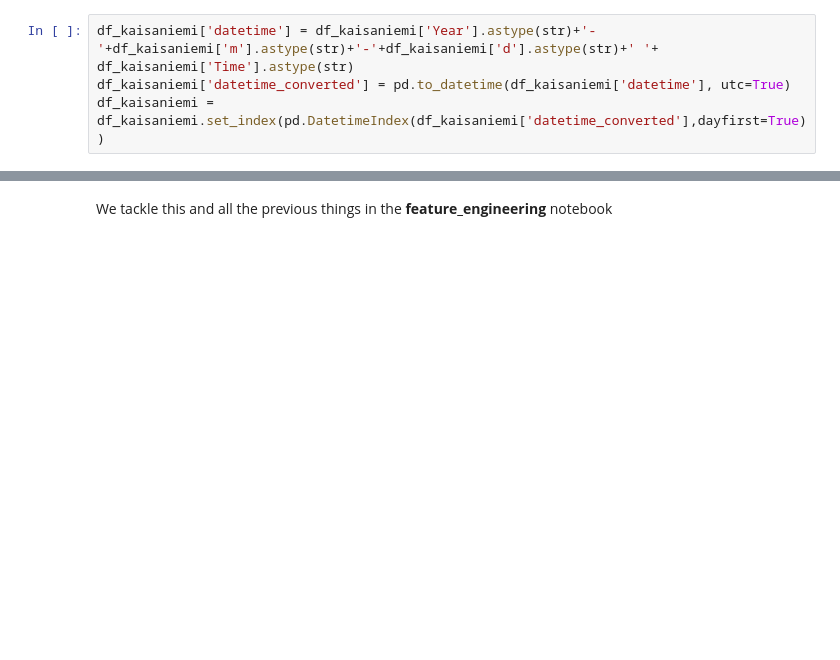
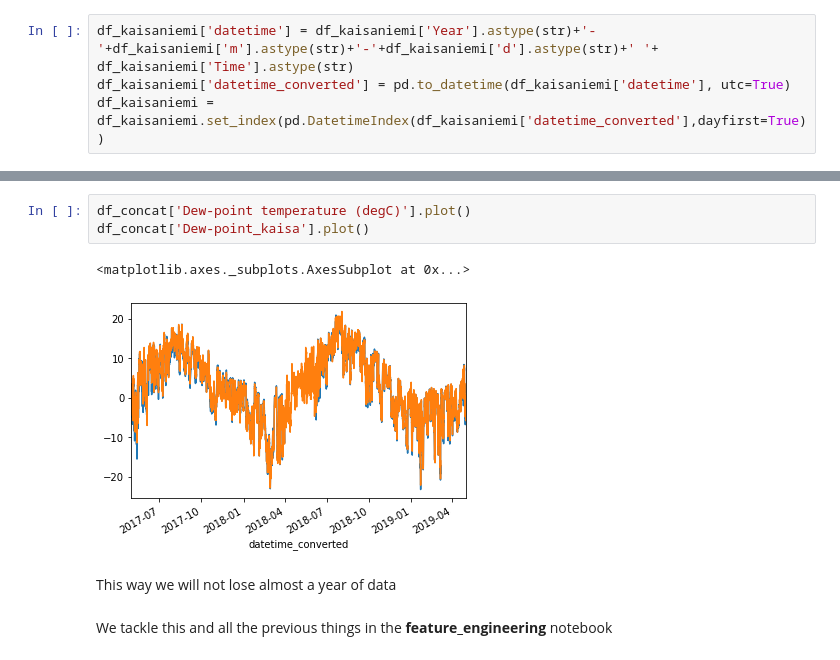
Before and after one commit to screwdriver66/solar_prod_suvilahti, a Jupyter notebook: data_analysis.ipynb, the cells around one changed output, grey strips where cells are left out. Cells and saved outputs as stored; diff of their text form; blank space fills up the shorter version.

```diff
--- a/data_analysis.ipynb
+++ b/data_analysis.ipynb
@@ -391,3 +443,11 @@ slice_start = '2017-05-01'
+# %%
+df_concat['Dew-point temperature (degC)'].plot()
+df_concat['Dew-point_kaisa'].plot()
+# %% [output]
+<matplotlib.axes._subplots.AxesSubplot at 0x...>
+[figure, added]
+# %% [markdown]
+This way we will not lose almost a year of data
 # %% [markdown]
 We tackle this and all the previous things in the __feature_engineering__ notebook
 # %% [markdown]
```
Also changed, not shown: parts of 8 cells of this notebook.
